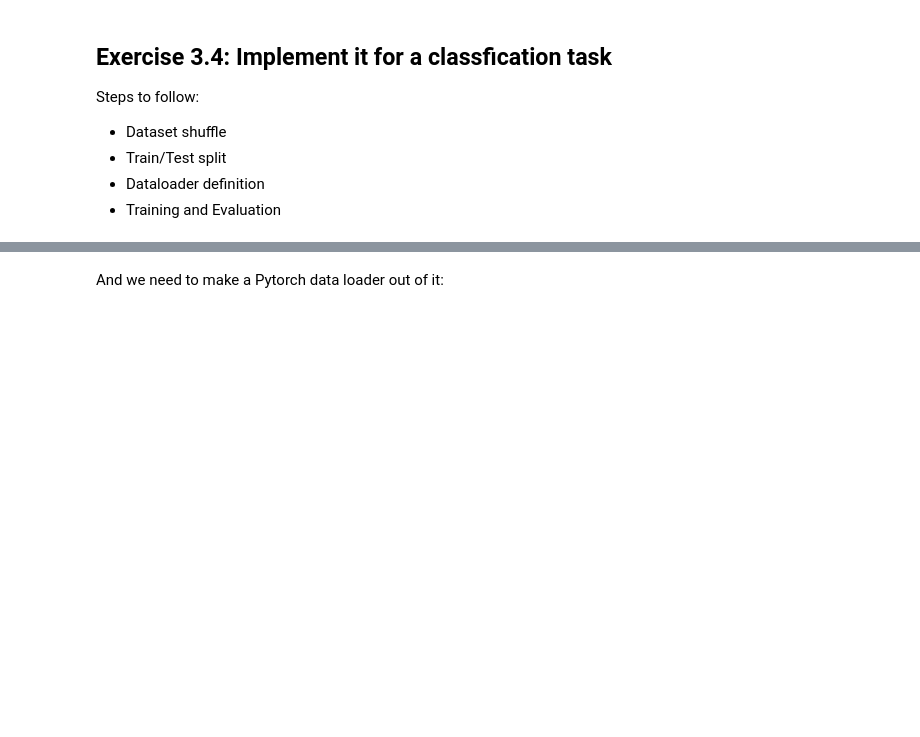
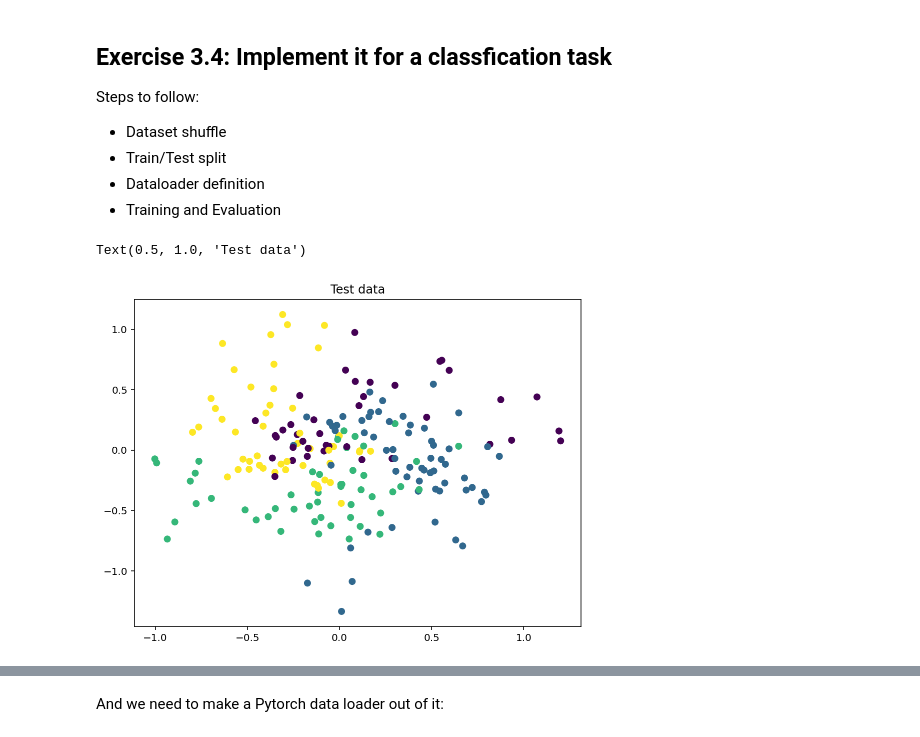
Before and after one commit to spatank/CIS-522, a Jupyter notebook: W3_Tutorial1_SPP.ipynb, the cells around one changed output, grey strips where cells are left out. Saved outputs shown, nothing was run; the diff lists cells and outputs as text; code cells hidden in the pictures; blank space fills up the shorter version.

```diff
--- a/W3_Tutorial1_SPP.ipynb
+++ b/W3_Tutorial1_SPP.ipynb
@@ -619,31 +633,28 @@ Steps to follow:
 # %%
 def shuffle_and_split_data(X, y):
 
-  ####################################################################
-  # Fill in missing code below (...),
-  # then remove or comment the line below to test your function
-  raise NotImplementedError("Shuffle & split data")
-  ####################################################################
-
   # Shuffle data
-  shuffled_indices = ...  # get indices to shuffle data
+  shuffled_indices = torch.randperm(X.shape[0]) # get indices to shuffle data
   X = X[shuffled_indices]
   y = y[shuffled_indices]
 
   # Split data into train/test
-  test_size = ...  # assign size of test data
+  test_size = int(0.2*N)    # assign size of test data
   X_test = X[:test_size]
   y_test = y[:test_size]
   X_train = X[test_size:]
   y_train = y[test_size:]
 
   return X_test, y_test, X_train, y_train
 
 
-### Uncomment below to test your function
-# X_test, y_test, X_train, y_train = shuffle_and_split_data(X, y)
-# plt.scatter(X_test[:, 0], X_test[:, 1], c=y_test)
-# plt.title('Test data')
+## Uncomment below to test your function
+X_test, y_test, X_train, y_train = shuffle_and_split_data(X, y)
+plt.scatter(X_test[:, 0], X_test[:, 1], c=y_test)
+plt.title('Test data')
+# %% [output]
+Text(0.5, 1.0, 'Test data')
+[figure, added]
 # %% [markdown]
 [*Click for solution*](https://github.com/CIS-522/course-content/tree/main/tutorials/W3_MLPs/solutions/W3_Tutorial1_Solution_feadc6c4.py)
 
```
Also changed, not shown: parts of 24 cells of this notebook.
